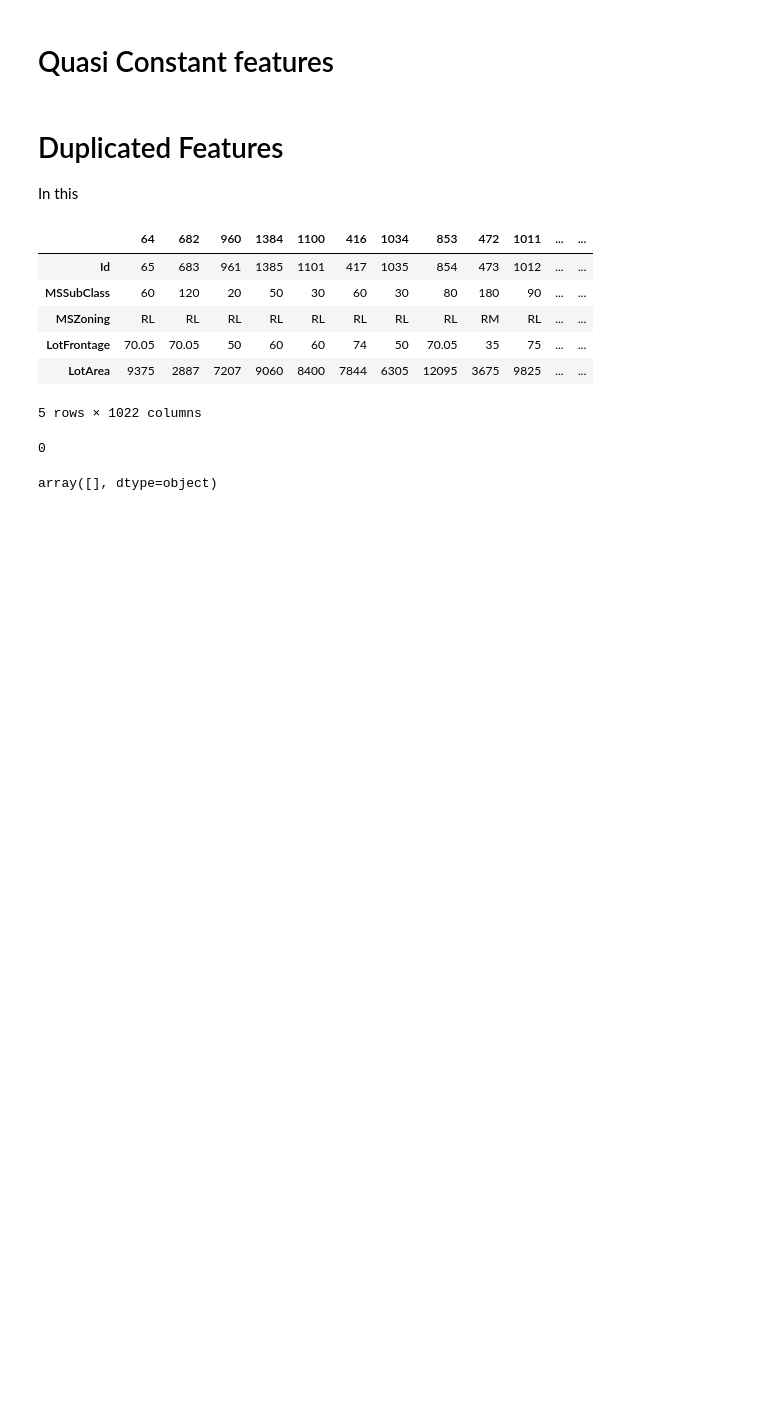
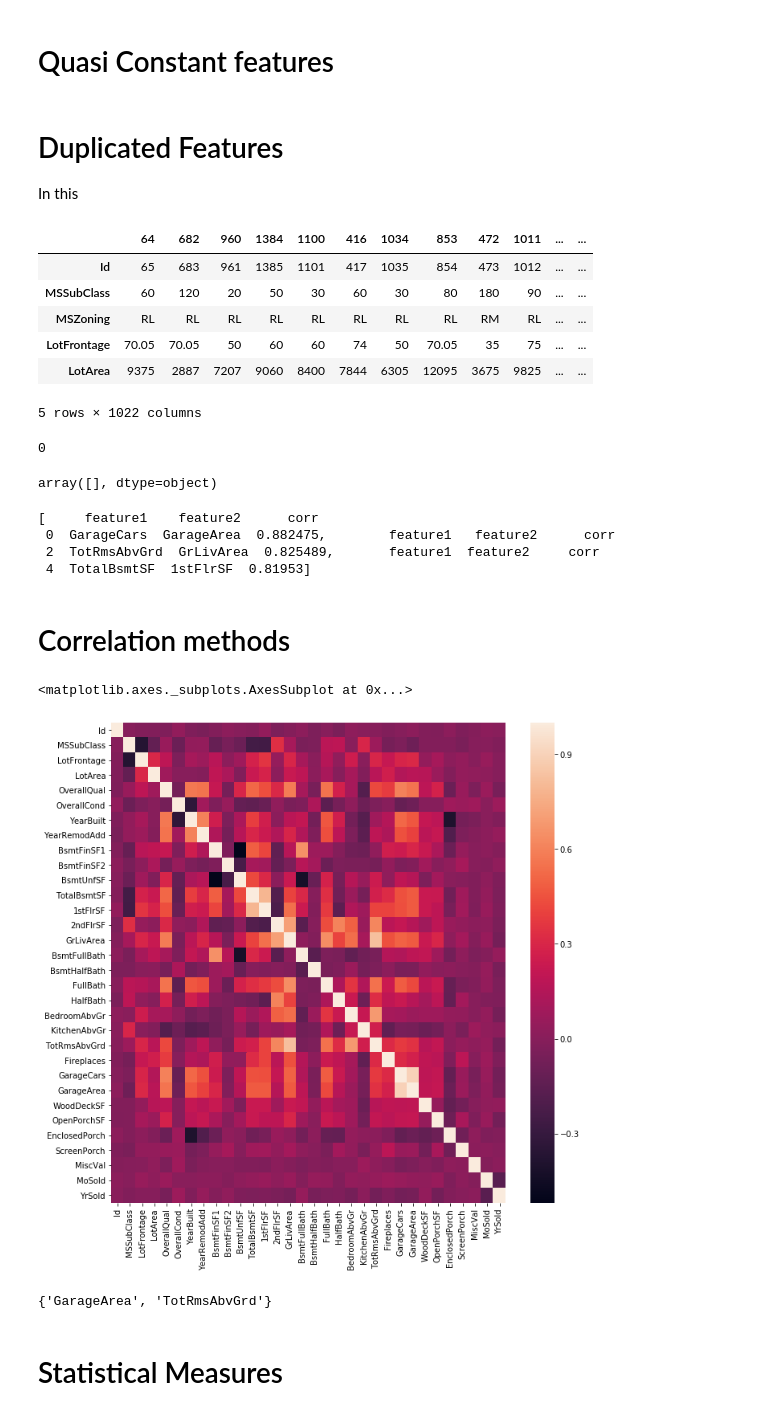
Before and after one commit to Younes-Charfaoui/Feature-Selection-Techniques, a Jupyter notebook: Filter Methods.ipynb, the cells around one changed output. Cells and saved outputs as stored; diff of their text form; code cells hidden in the pictures; blank space fills up the shorter version.

```diff
--- a/Filter Methods.ipynb
+++ b/Filter Methods.ipynb
@@ -80,3 +80,24 @@ print(train_features_T.duplicated().sum())
 train_features_T[train_features_T.duplicated()].index.values
 # %% [output]
 array([], dtype=object)
+# %%
+x_train.drop(labels=duplicated_columns, axis=1, inplace=True)
+x_test.drop(labels=duplicated_columns, axis=1, inplace=True)
+# %%
+corr_feature_detect(data)
+# %% [output]
+[     feature1    feature2      corr
+ 0  GarageCars  GarageArea  0.882475,        feature1   feature2      corr
+ 2  TotRmsAbvGrd  GrLivArea  0.825489,       feature1  feature2     corr
+ 4  TotalBsmtSF  1stFlrSF  0.81953]
+# %% [markdown]
+# Correlation methods
+# %%
+correlated_features = set()
+correlation_matrix = x_train.corr()
+# %%
+plt.figure(figsize=(11,11))
+sns.heatmap(correlation_matrix)
+# %% [output]
+<matplotlib.axes._subplots.AxesSubplot at 0x...>
+[figure, added]
@@ -82,0 +110,4 @@ array([], dtype=object)
+# %%
+correlated_features
+# %% [output]
+{'GarageArea', 'TotRmsAbvGrd'}
@@ -82,0 +117,2 @@ array([], dtype=object)
+# %% [markdown]
+# Statistical Measures
```
Also changed, not shown: parts of 10 cells of this notebook.
